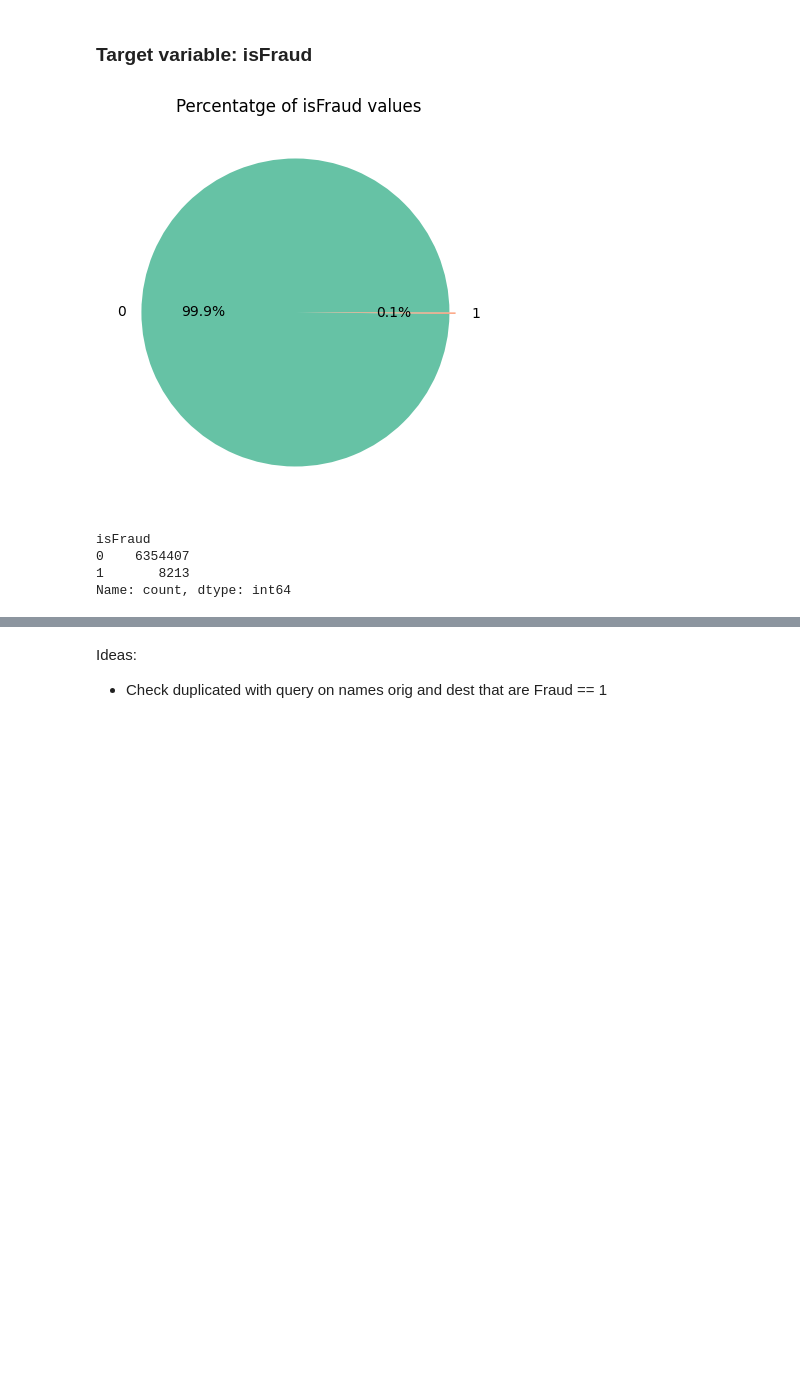
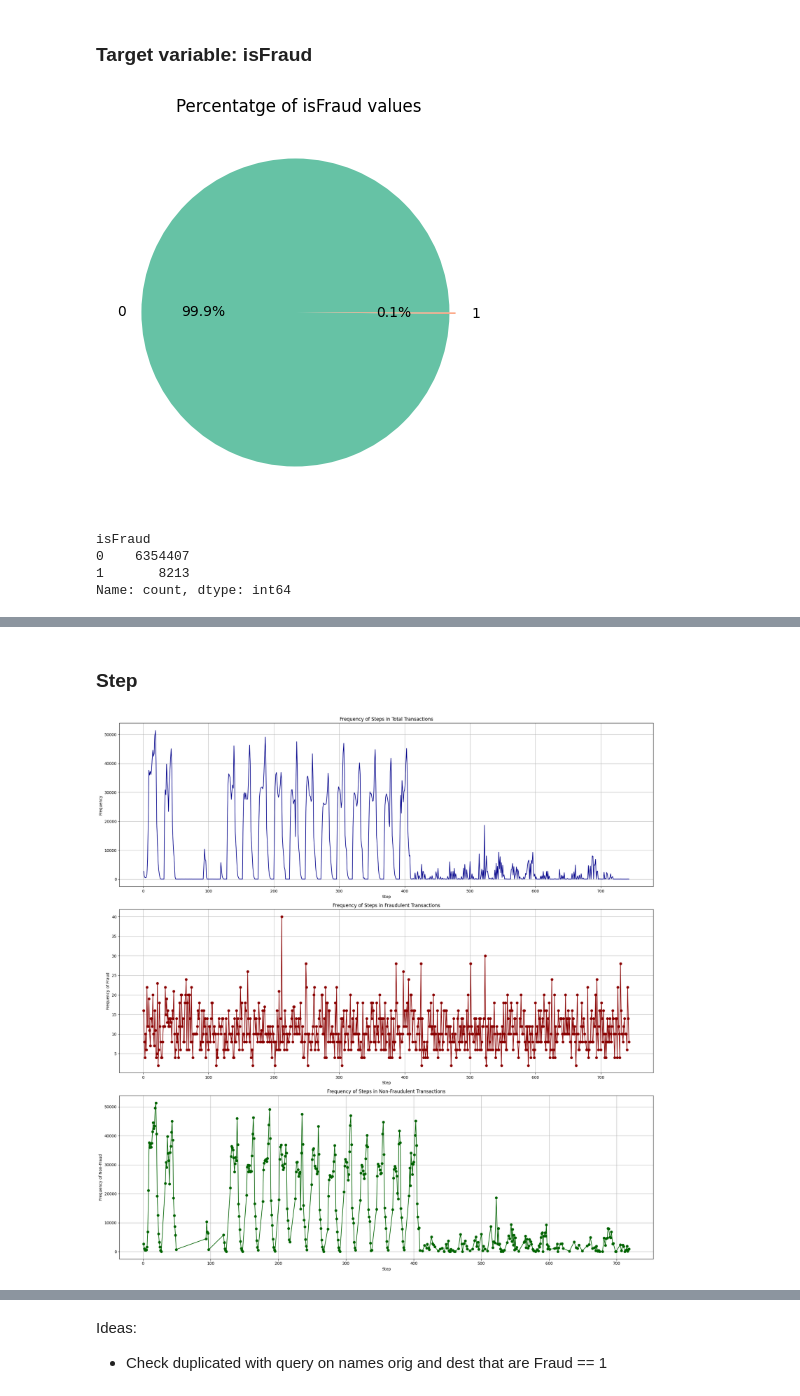
Before and after one commit to AMaldu/fraud_detection, a Jupyter notebook: notebooks/eda.ipynb, the cells around one changed output, grey strips where cells are left out. Cells and saved outputs as stored; diff of their text form; code cells hidden in the pictures; blank space fills up the shorter version.

```diff
--- a/notebooks/eda.ipynb
+++ b/notebooks/eda.ipynb
@@ -148,0 +148,31 @@ KeyError: 'oldbalanceOrig'
+# %% [markdown]
+### Step
+# %%
+total_value_counts = data['step'].value_counts().sort_index()
+fraud_value_counts = data[data['isFraud'] == 1]['step'].value_counts().sort_index()
+non_fraud_value_counts = data[data['isFraud'] == 0]['step'].value_counts().sort_index()
+
+fig, axes = plt.subplots(nrows=3, ncols=1, figsize=(20, 20))
+
+axes[0].plot(total_value_counts.index, total_value_counts, color='#00008B')
+axes[0].set_title("Frequency of Steps in Total Transactions")
+axes[0].set_xlabel("Step")
+axes[0].set_ylabel("Frequency")
+axes[0].grid(True)
+
+axes[1].plot(fraud_value_counts.index, fraud_value_counts, marker='o', color='#8B0000')
+axes[1].set_title("Frequency of Steps in Fraudulent Transactions")
+axes[1].set_xlabel("Step")
+axes[1].set_ylabel("Frequency of Fraud")
+axes[1].grid(True)
+
+axes[2].plot(non_fraud_value_counts.index, non_fraud_value_counts, marker='o', color='#006400')
+axes[2].set_title("Frequency of Steps in Non-Fraudulent Transactions")
+axes[2].set_xlabel("Step")
+axes[2].set_ylabel("Frequency of Non-Fraud")
+axes[2].grid(True)
+
+plt.tight_layout()
+plt.show()
+# %% [output]
+[figure, added]
```
Also changed, not shown: parts of 29 cells of this notebook, 1 other file.
